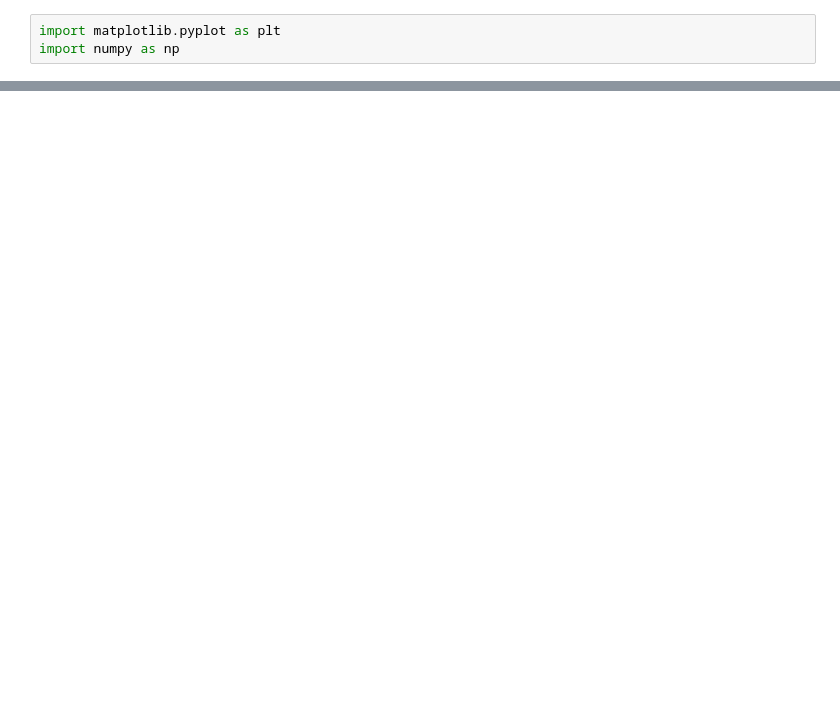
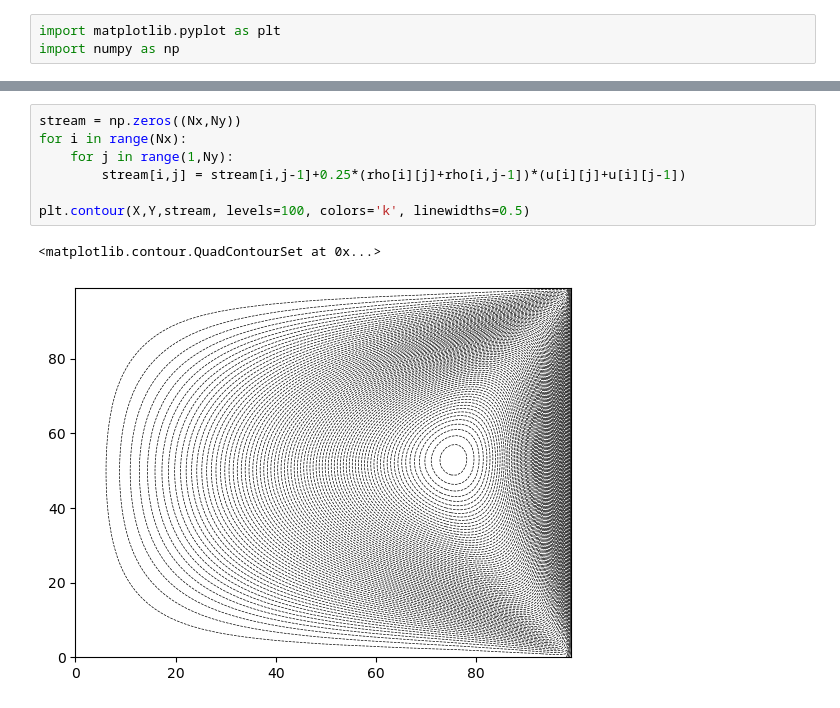
Before and after one commit to ecustfr/latticeboltzmann-python, a Jupyter notebook: LBM_2D_Learn.ipynb, the cells around one changed output, grey strips where cells are left out. Cells and saved outputs as stored; diff of their text form; blank space fills up the shorter version.

```diff
--- a/LBM_2D_Learn.ipynb
+++ b/LBM_2D_Learn.ipynb
@@ -151,0 +139,10 @@ array([[ 2,  3,  4,  5],
+# %%
+stream = np.zeros((Nx,Ny))
+for i in range(Nx):
+    for j in range(1,Ny):
+        stream[i,j] = stream[i,j-1]+0.25*(rho[i][j]+rho[i,j-1])*(u[i][j]+u[i][j-1])
+
+plt.contour(X,Y,stream, levels=100, colors='k', linewidths=0.5)
+# %% [output]
+<matplotlib.contour.QuadContourSet at 0x...>
+[figure, added]
```
Also changed, not shown: parts of 13 cells of this notebook.
